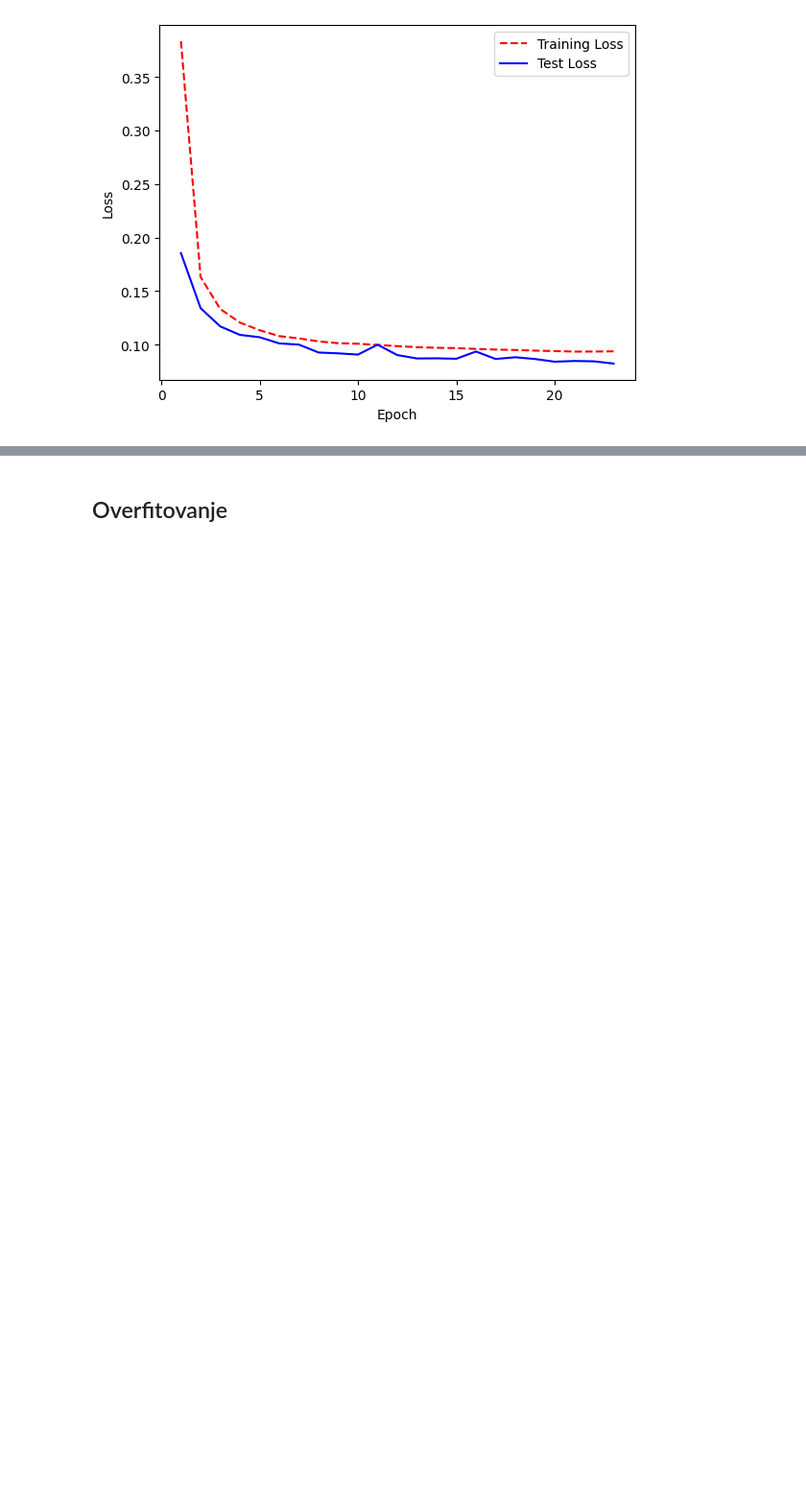
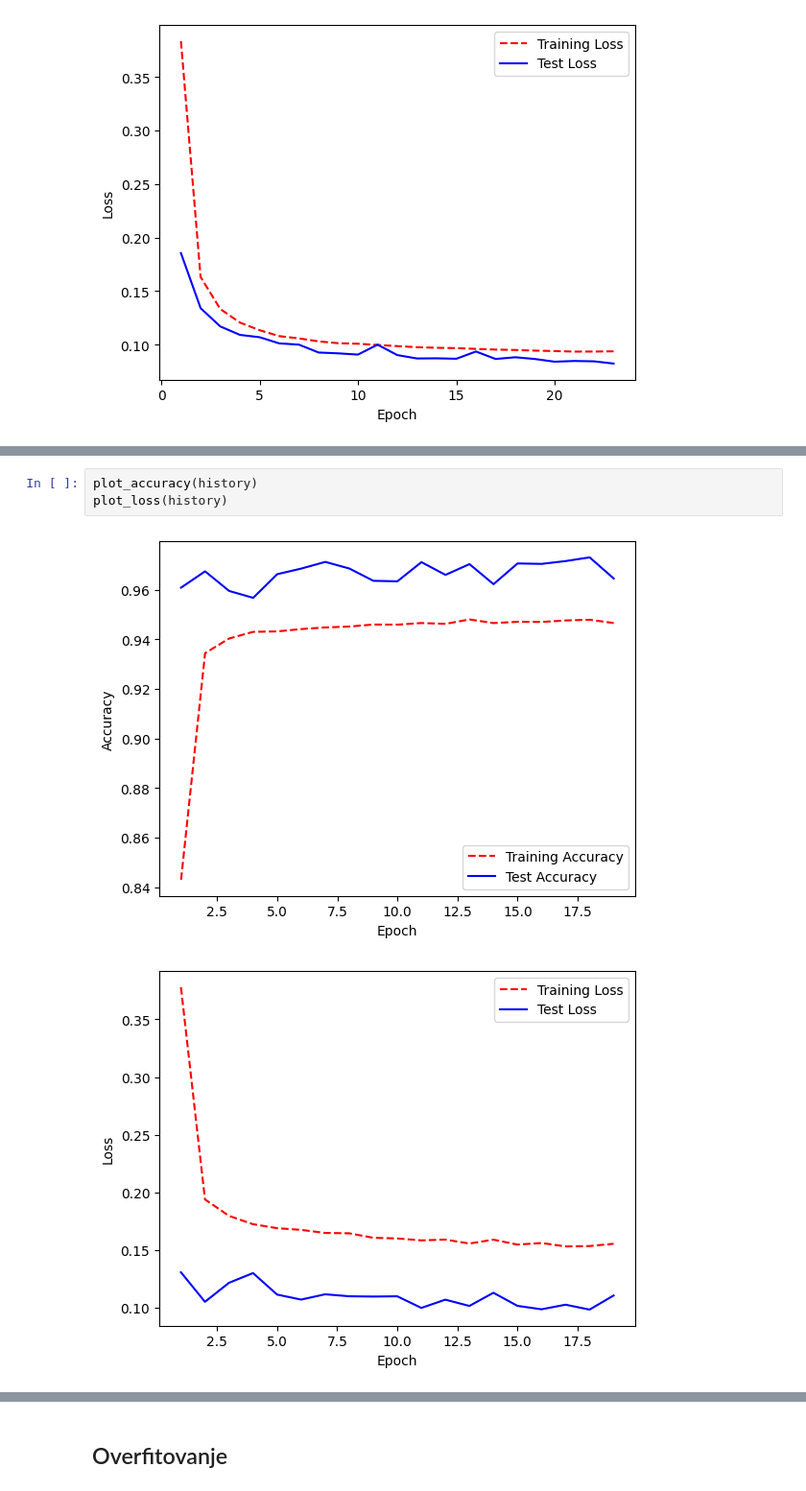
Before and after one commit to TeodoraSekulic/MASINSKO-projekat3, a Jupyter notebook: zvezde/novoP3.ipynb, the cells around one changed output, grey strips where cells are left out. Shown at 96% size. Saved outputs shown, nothing was run; the diff lists cells and outputs as text; blank space fills up the shorter version.

```diff
--- a/zvezde/novoP3.ipynb
+++ b/zvezde/novoP3.ipynb
@@ -621,0 +683,6 @@ plot_loss(history)
+# %%
+plot_accuracy(history)
+plot_loss(history)
+# %% [output]
+[figure, added]
+[figure, added]
```
Also changed, not shown: parts of 7 cells of this notebook.
